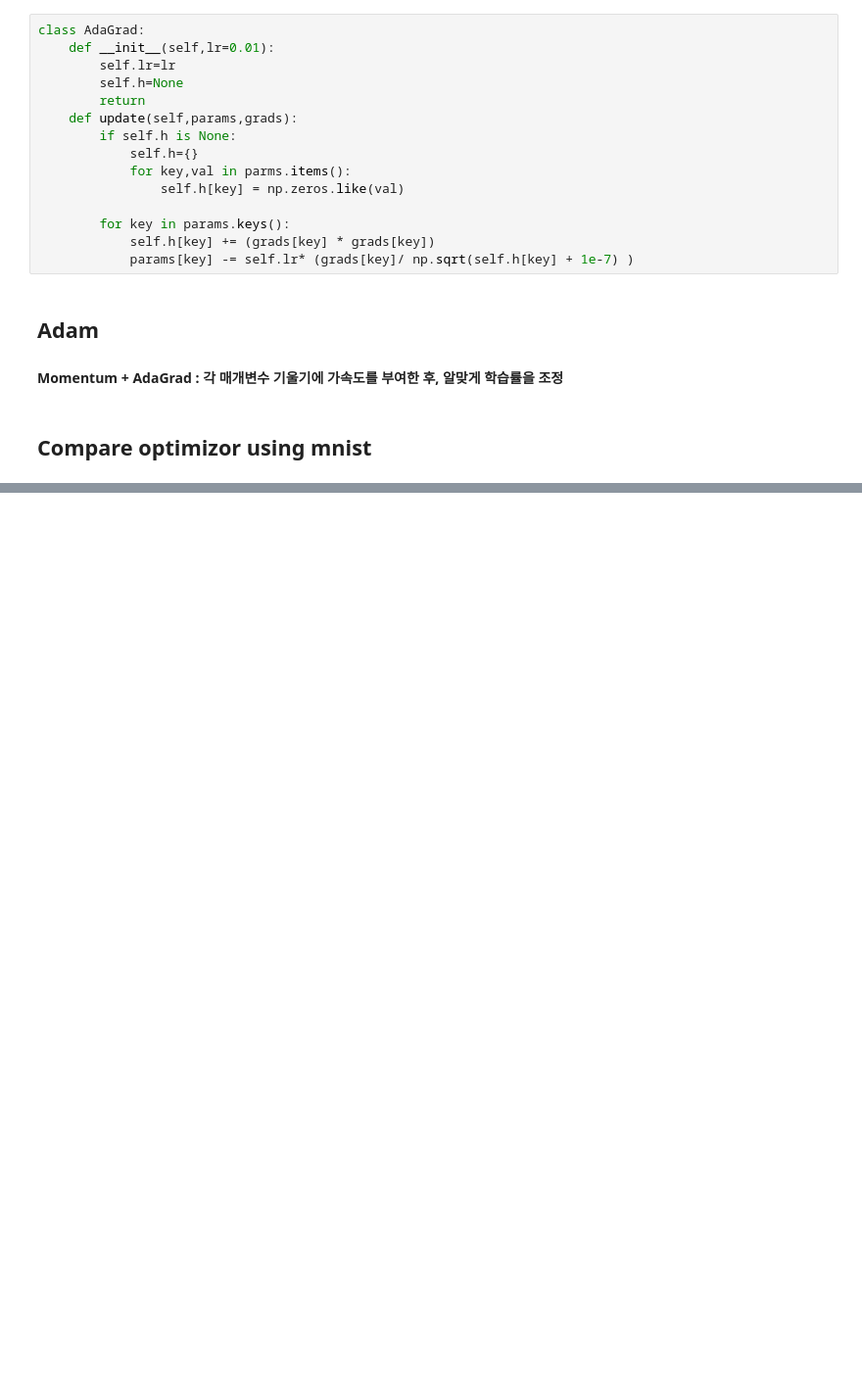
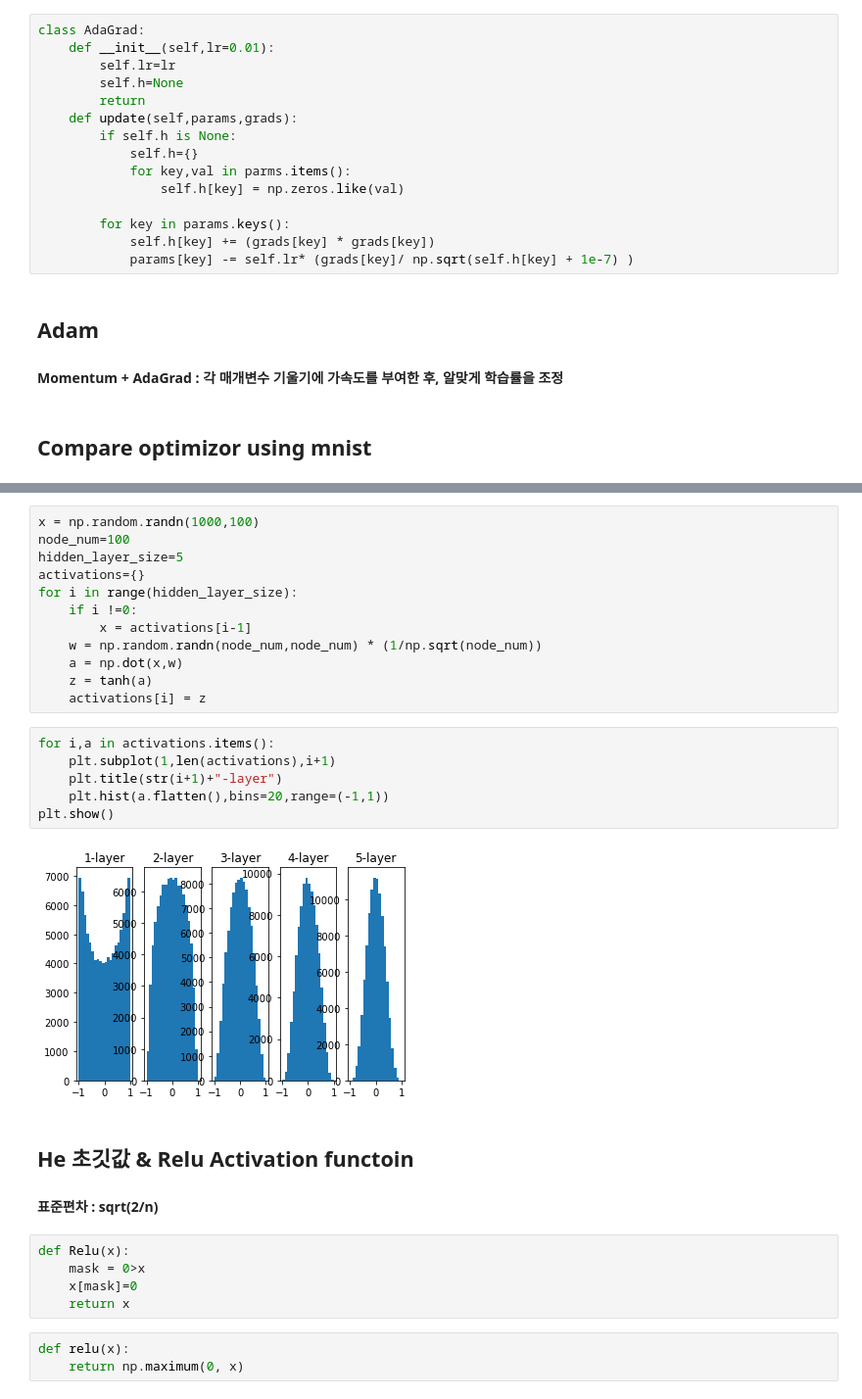
Before and after one commit to larcane97/DeepLearningFromScratch, a Jupyter notebook: 6. Learning technology.ipynb, the cells around one changed output, grey strips where cells are left out. Shown at 98% size. Drawn from its saved outputs; the diff is of its cells as text; blank space fills up the shorter version.

```diff
--- a/6. Learning technology.ipynb
+++ b/6. Learning technology.ipynb
@@ -143,0 +231,31 @@ Adam:0.010719416835570147
+# %%
+x = np.random.randn(1000,100)
+node_num=100
+hidden_layer_size=5
+activations={}
+for i in range(hidden_layer_size):
+    if i !=0:
+        x = activations[i-1]
+    w = np.random.randn(node_num,node_num) * (1/np.sqrt(node_num))
+    a = np.dot(x,w)
+    z = tanh(a)
+    activations[i] = z
+# %%
+for i,a in activations.items():
+    plt.subplot(1,len(activations),i+1)
+    plt.title(str(i+1)+"-layer")
+    plt.hist(a.flatten(),bins=20,range=(-1,1))
+plt.show()
+# %% [output]
+[figure, added]
+# %% [markdown]
+## He 초깃값 & Relu Activation functoin
+#### 표준편차 : sqrt(2/n)
+# %%
+def Relu(x):
+    mask = 0>x
+    x[mask]=0
+    return x
+# %%
+def relu(x):
+    return np.maximum(0, x)
```
Also changed, not shown: parts of 23 cells of this notebook.
